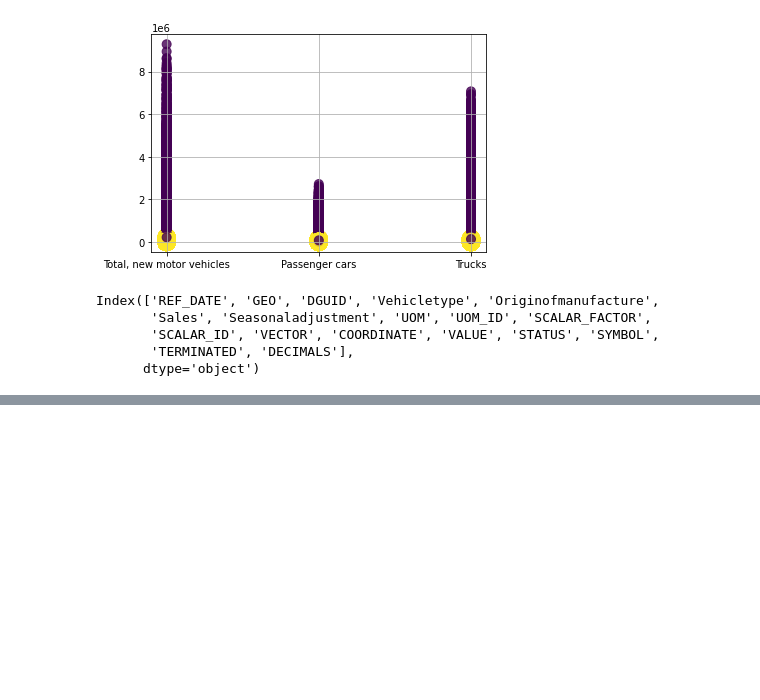
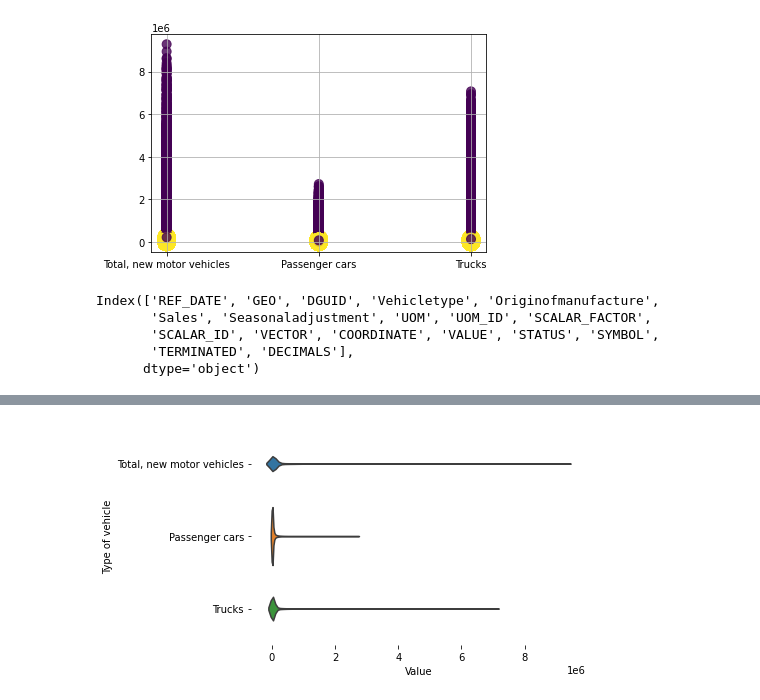
Before and after one commit to hiren1204/Dashboard, a Jupyter notebook: DAB_103_Automotive_Project.ipynb, the cells around one changed output, grey strips where cells are left out. Cells and saved outputs as stored; diff of their text form; code cells hidden in the pictures; blank space fills up the shorter version.

```diff
--- a/DAB_103_Automotive_Project.ipynb
+++ b/DAB_103_Automotive_Project.ipynb
@@ -256,0 +312,14 @@ Index(['REF_DATE', 'GEO', 'DGUID', 'Vehicletype', 'Originofmanufacture',
+# %%
+# Drop rows with missing data
+data = df.dropna(subset=['VALUE', 'Vehicletype'])
+
+# Make a violin plot
+sns.violinplot(x='VALUE', y='Vehicletype', data=df, inner=None)
+
+# Remove unneeded lines and label axes
+sns.despine(left=True, bottom=True)
+plt.xlabel('Value')
+plt.ylabel('Type of vehicle')
+plt.show()
+# %% [output]
+[figure, added]
```
Also changed, not shown: parts of 6 cells of this notebook.
